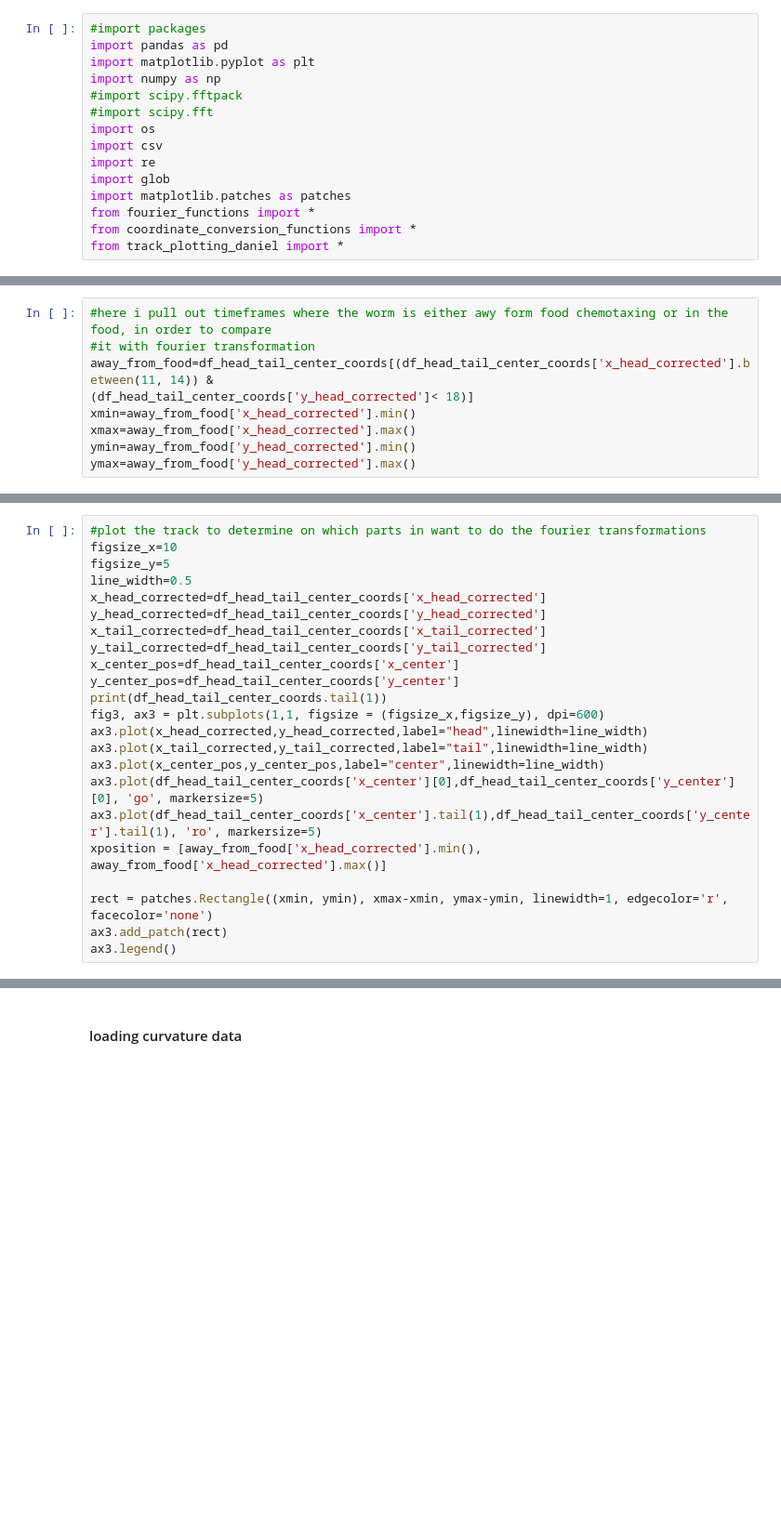
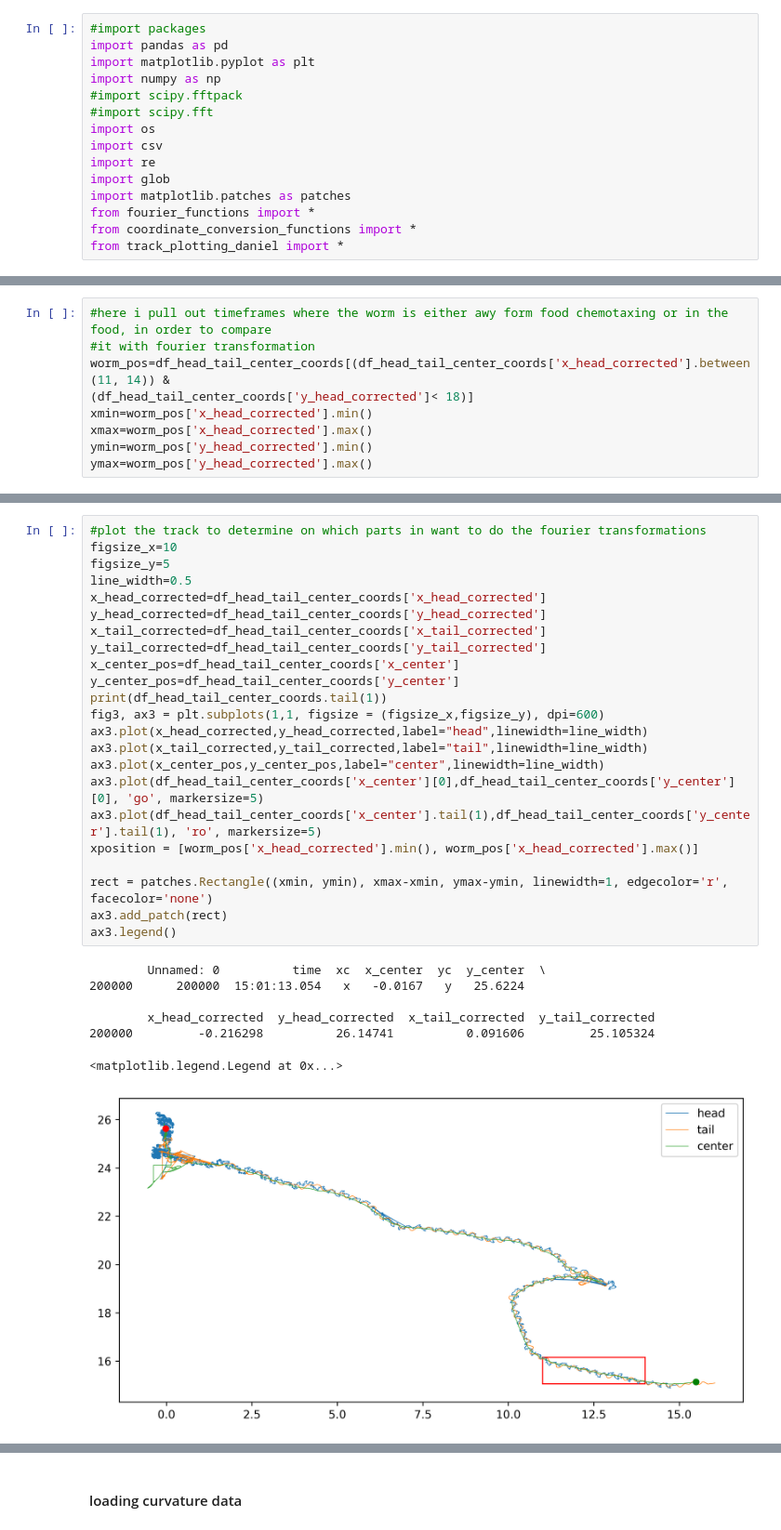
Before and after one commit to leonkontorovich/centerline_behavior_annotation, a Jupyter notebook: centerline/dev/Fourier_daniel.ipynb, the cells around one changed output, grey strips where cells are left out. Shown at 93% size. Saved outputs shown, nothing was run; the diff lists cells and outputs as text; blank space fills up the shorter version.

```diff
--- a/centerline/dev/Fourier_daniel.ipynb
+++ b/centerline/dev/Fourier_daniel.ipynb
@@ -64,10 +41,10 @@ plot_tracks_center_head_tail(path,figsize_x,figsize_y,line_width)
 # %%
 #here i pull out timeframes where the worm is either awy form food chemotaxing or in the food, in order to compare
 #it with fourier transformation
-away_from_food=df_head_tail_center_coords[(df_head_tail_center_coords['x_head_corrected'].between(11, 14)) &
+worm_pos=df_head_tail_center_coords[(df_head_tail_center_coords['x_head_corrected'].between(11, 14)) &
 (df_head_tail_center_coords['y_head_corrected']< 18)]
-xmin=away_from_food['x_head_corrected'].min()
-xmax=away_from_food['x_head_corrected'].max()
-ymin=away_from_food['y_head_corrected'].min()
-ymax=away_from_food['y_head_corrected'].max()
+xmin=worm_pos['x_head_corrected'].min()
+xmax=worm_pos['x_head_corrected'].max()
+ymin=worm_pos['y_head_corrected'].min()
+ymax=worm_pos['y_head_corrected'].max()
 # %%
@@ -76,23 +56,31 @@ print(away_from_food.index.max())
 # %%
 #plot the track to determine on which parts in want to do the fourier transformations
 figsize_x=10
 figsize_y=5
 line_width=0.5
 x_head_corrected=df_head_tail_center_coords['x_head_corrected']
 y_head_corrected=df_head_tail_center_coords['y_head_corrected']
 x_tail_corrected=df_head_tail_center_coords['x_tail_corrected']
 y_tail_corrected=df_head_tail_center_coords['y_tail_corrected']
 x_center_pos=df_head_tail_center_coords['x_center']
 y_center_pos=df_head_tail_center_coords['y_center']
 print(df_head_tail_center_coords.tail(1))
 fig3, ax3 = plt.subplots(1,1, figsize = (figsize_x,figsize_y), dpi=600)
 ax3.plot(x_head_corrected,y_head_corrected,label="head",linewidth=line_width)
 ax3.plot(x_tail_corrected,y_tail_corrected,label="tail",linewidth=line_width)
 ax3.plot(x_center_pos,y_center_pos,label="center",linewidth=line_width)
 ax3.plot(df_head_tail_center_coords['x_center'][0],df_head_tail_center_coords['y_center'][0], 'go', markersize=5)
 ax3.plot(df_head_tail_center_coords['x_center'].tail(1),df_head_tail_center_coords['y_center'].tail(1), 'ro', markersize=5)
-xposition = [away_from_food['x_head_corrected'].min(), away_from_food['x_head_corrected'].max()]
+xposition = [worm_pos['x_head_corrected'].min(), worm_pos['x_head_corrected'].max()]
 
 rect = patches.Rectangle((xmin, ymin), xmax-xmin, ymax-ymin, linewidth=1, edgecolor='r', facecolor='none')
 ax3.add_patch(rect)
 ax3.legend()
+# %% [output]
+        Unnamed: 0          time  xc  x_center  yc  y_center  \
+200000      200000  15:01:13.054   x   -0.0167   y   25.6224
+
+        x_head_corrected  y_head_corrected  x_tail_corrected  y_tail_corrected
+200000         -0.216298          26.14741          0.091606         25.105324
+<matplotlib.legend.Legend at 0x...>
+[figure, added]
```
Also changed, not shown: parts of 17 cells of this notebook, 1 other file.
